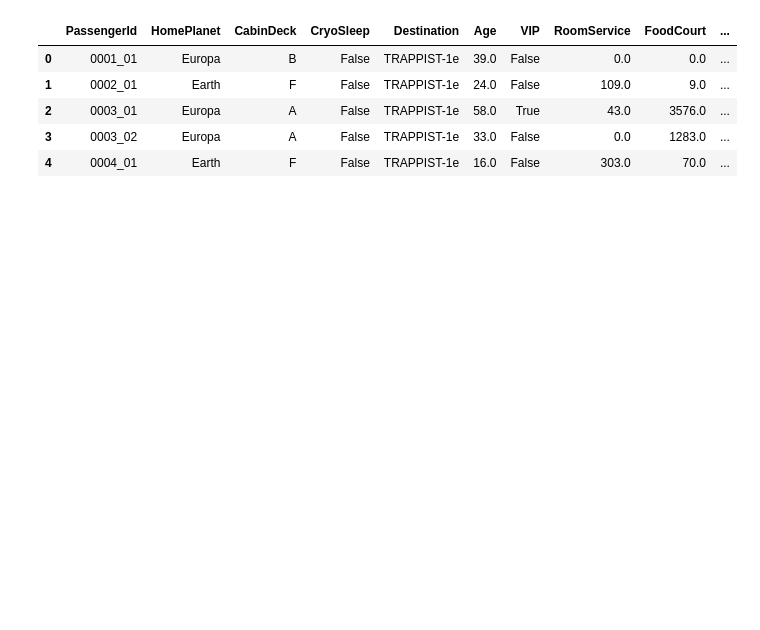
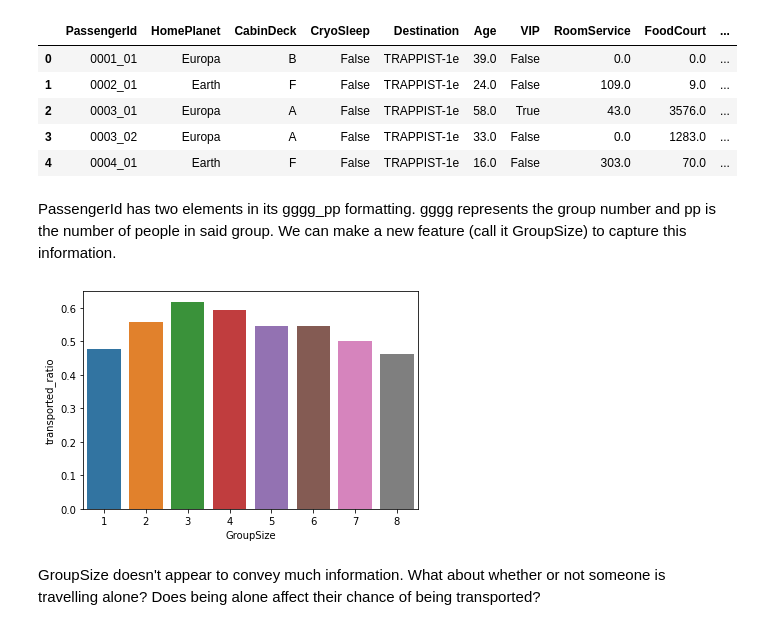
Before and after one commit to edwstanzah/spaceship-titanic, a Jupyter notebook: notebooks/feature_engineering.ipynb, the cells around one changed output. Saved outputs shown, nothing was run; the diff lists cells and outputs as text; code cells hidden in the pictures; blank space fills up the shorter version.

```diff
--- a/notebooks/feature_engineering.ipynb
+++ b/notebooks/feature_engineering.ipynb
@@ -15,3 +15,5 @@ df.head()
 | 2 | 0003_01 | Europa | A | False | TRAPPIST-1e | 58.0 | True | 43.0 | 3576.0 | ... |
 | 3 | 0003_02 | Europa | A | False | TRAPPIST-1e | 33.0 | False | 0.0 | 1283.0 | ... |
 | 4 | 0004_01 | Earth | F | False | TRAPPIST-1e | 16.0 | False | 303.0 | 70.0 | ... |
+# %% [markdown]
+PassengerId has two elements in its gggg_pp formatting. gggg represents the group number and pp is the number of people in said group. We can make a new feature (call it GroupSize) to capture this information.
@@ -17,0 +24,10 @@ df.head()
+# %%
+group_df = df.groupby('GroupSize', as_index=False)['Transported'].value_counts().pivot(index='GroupSize', columns='Transported', values='count')
+# %%
+group_df['transported_ratio'] = group_df[1]/(group_df[1] + group_df[0])
+# %%
+sns.barplot(data=group_df, x=group_df.index, y='transported_ratio');
+# %% [output]
+[figure, added]
+# %% [markdown]
+GroupSize doesn't appear to convey much information. What about whether or not someone is travelling alone? Does being alone affect their chance of being transported?
```
Also changed, not shown: parts of 15 cells of this notebook, 5 other files.
